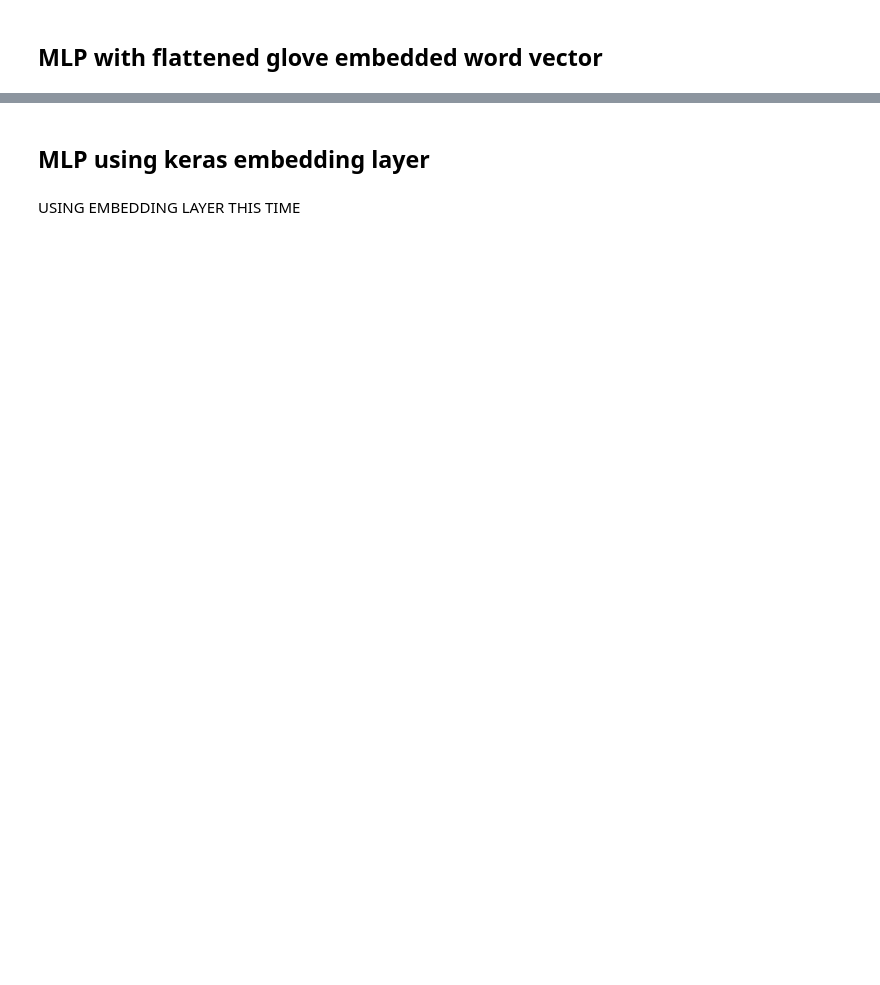
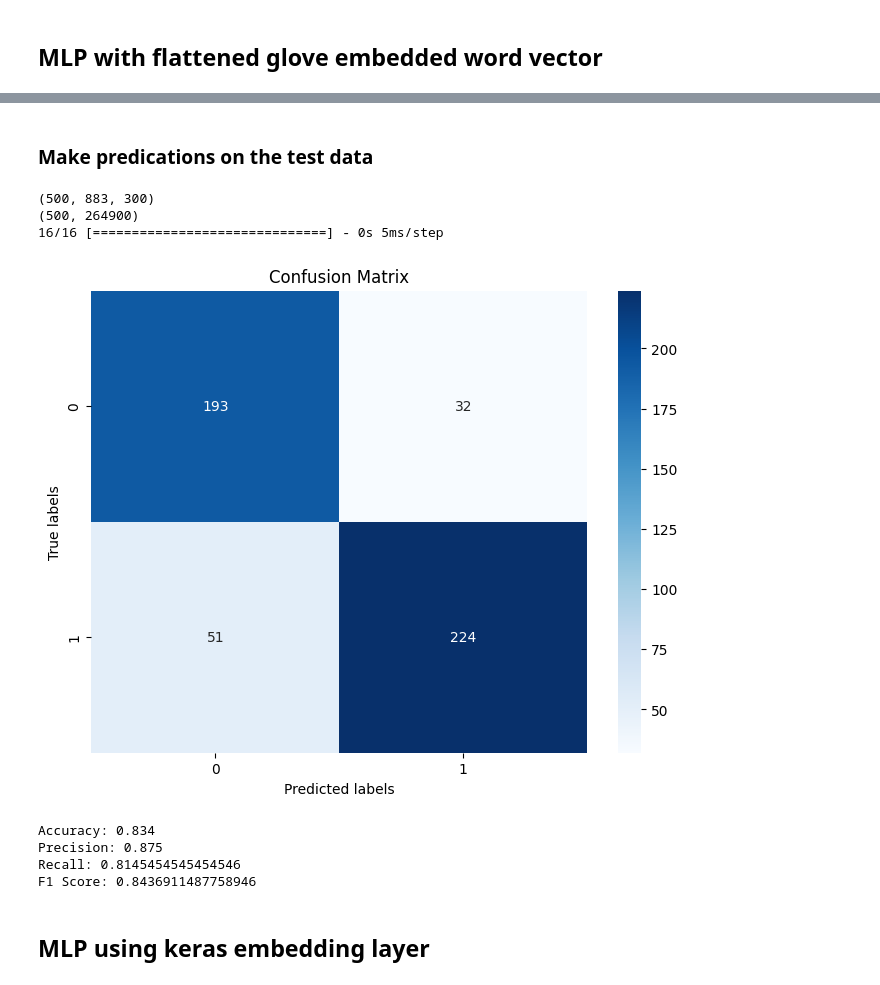
Before and after one commit to Ryan-McKee2001/Deep_Learning_Project-Fake_News_Detection, a Jupyter notebook: model_testing/mlp2.ipynb, the cells around one changed output, grey strips where cells are left out. Saved outputs shown, nothing was run; the diff lists cells and outputs as text; code cells hidden in the pictures; blank space fills up the shorter version.

```diff
--- a/model_testing/mlp2.ipynb
+++ b/model_testing/mlp2.ipynb
@@ -211,4 +208,39 @@ Epoch 10/10
+# %% [markdown]
+<h3>Make predications on the test data</h3>
+# %%
+from sklearn.metrics import confusion_matrix, accuracy_score, precision_score, recall_score, f1_score
+import seaborn as sns
+
+flattened_X_test = np.reshape(X_test_glove_embedded, (X_test_glove_embedded.shape[0], -1))
+MLP_predications = model_single_vector.predict(flattened_X_test)
+cm = confusion_matrix(y_test, MLP_predications.round())
+
+# Plot the confusion matrix
+plt.figure(figsize=(8, 6))
+sns.heatmap(cm, annot=True, fmt="d", cmap="Blues")
+plt.xlabel("Predicted labels")
+plt.ylabel("True labels")
+plt.title("Confusion Matrix")
+plt.show()
+
+# Calculate the accuracy, precision, recall and F1 score
+accuracy = accuracy_score(y_test, MLP_predications.round())
+precision = precision_score(y_test, MLP_predications.round())
+recall = recall_score(y_test, MLP_predications.round())
+f1 = f1_score(y_test, MLP_predications.round())
+
+print(f"Accuracy: {accuracy}")
+print(f"Precision: {precision}")
+print(f"Recall: {recall}")
+print(f"F1 Score: {f1}")
+# %% [output]
+(500, 883, 300)
+(500, 264900)
+16/16 [==============================] - 0s 5ms/step
+[figure, added]
+Accuracy: 0.834
+Precision: 0.875
+Recall: 0.8145454545454546
+F1 Score: 0.8436911487758946
 # %% [markdown]
 ## MLP using keras embedding layer
-# %% [markdown]
-USING EMBEDDING LAYER THIS TIME
```
Also changed, not shown: parts of 18 cells of this notebook.
